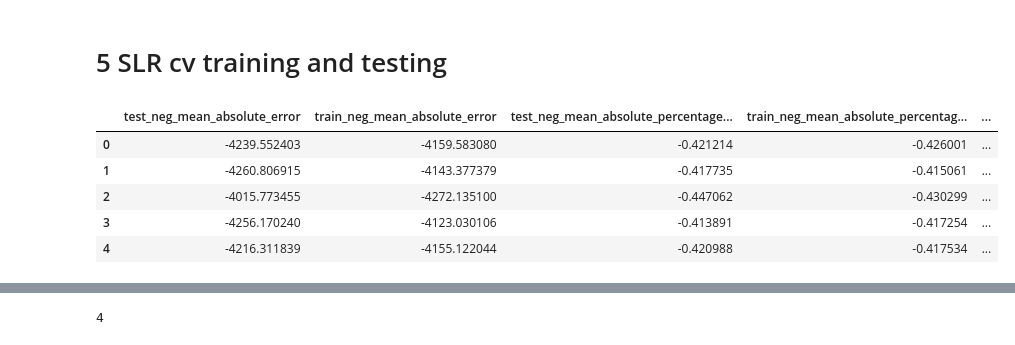
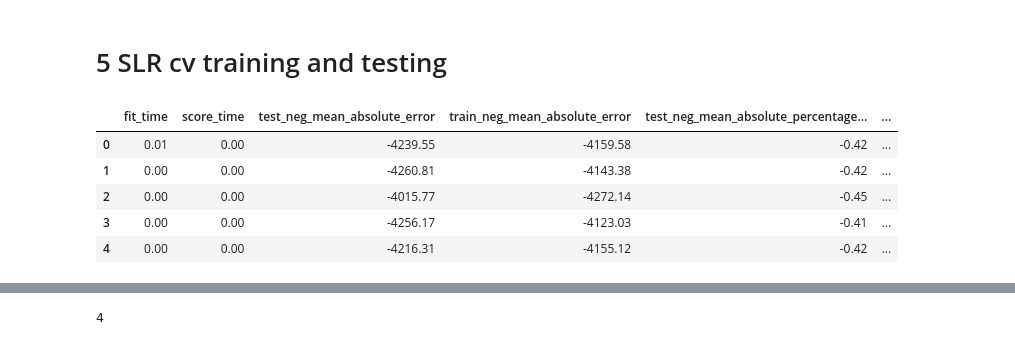
Before and after one commit to matthewpecsok/4482_fall_2022, a Jupyter notebook: tutorials/Regression_and_regression_trees_insurance_tutorial.ipynb, the cells around one changed output, grey strips where cells are left out. Saved outputs shown, nothing was run; the diff lists cells and outputs as text; code cells hidden in the pictures.

```diff
--- a/tutorials/Regression_and_regression_trees_insurance_tutorial.ipynb
+++ b/tutorials/Regression_and_regression_trees_insurance_tutorial.ipynb
@@ -23,4 +23,7 @@ from sklearn.model_selection import KFold
 from sklearn import metrics
 
 from sklearn.model_selection import cross_validate
+# %%
+pd.options.display.float_format = '{:.2f}'.format # when creating means and std dev from our
+# metrics we would get scientific notation without specifying this
 # %% [markdown]
@@ -117,6 +120,6 @@ insurance
 #dataset after dummy encoding
 # %%
 # dummy encode the dataframe
-insurance_enc = pd.get_dummies(insurance)
+insurance_enc = pd.get_dummies(insurance,drop_first=True)
 insurance_enc
 # %% [output]
@@ -192,17 +191,18 @@ scoring_list = ['neg_mean_absolute_error','neg_mean_absolute_percentage_error','
 # %%
 scores = cross_validate(
     LinearRegression(),
     insurance_enc,
     y_target,
     cv=5,
     scoring=scoring_list,
     return_train_score=True)
 
-pd.DataFrame(scores).drop(['fit_time','score_time'],axis=1) # get rid of the fit and scoring times as we aren't concerned with them now.
+scores_df = pd.DataFrame(scores)
+scores_df
 # %% [output]
-|  | test_neg_mean_absolute_error | train_neg_mean_absolute_error | test_neg_mean_absolute_percentage... | train_neg_mean_absolute_percentag... | ... |
-| 0 | -4239.552403 | -4159.583080 | -0.421214 | -0.426001 | ... |
-| 1 | -4260.806915 | -4143.377379 | -0.417735 | -0.415061 | ... |
-| 2 | -4015.773455 | -4272.135100 | -0.447062 | -0.430299 | ... |
-| 3 | -4256.170240 | -4123.030106 | -0.413891 | -0.417254 | ... |
-| 4 | -4216.311839 | -4155.122044 | -0.420988 | -0.417534 | ... |
+|  | fit_time | score_time | test_neg_mean_absolute_error | train_neg_mean_absolute_error | test_neg_mean_absolute_percentage... | ... |
+| 0 | 0.01 | 0.00 | -4239.55 | -4159.58 | -0.42 | ... |
+| 1 | 0.00 | 0.00 | -4260.81 | -4143.38 | -0.42 | ... |
+| 2 | 0.00 | 0.00 | -4015.77 | -4272.14 | -0.45 | ... |
+| 3 | 0.00 | 0.00 | -4256.17 | -4123.03 | -0.41 | ... |
+| 4 | 0.00 | 0.00 | -4216.31 | -4155.12 | -0.42 | ... |
```
Also changed, not shown: parts of 21 cells of this notebook.
